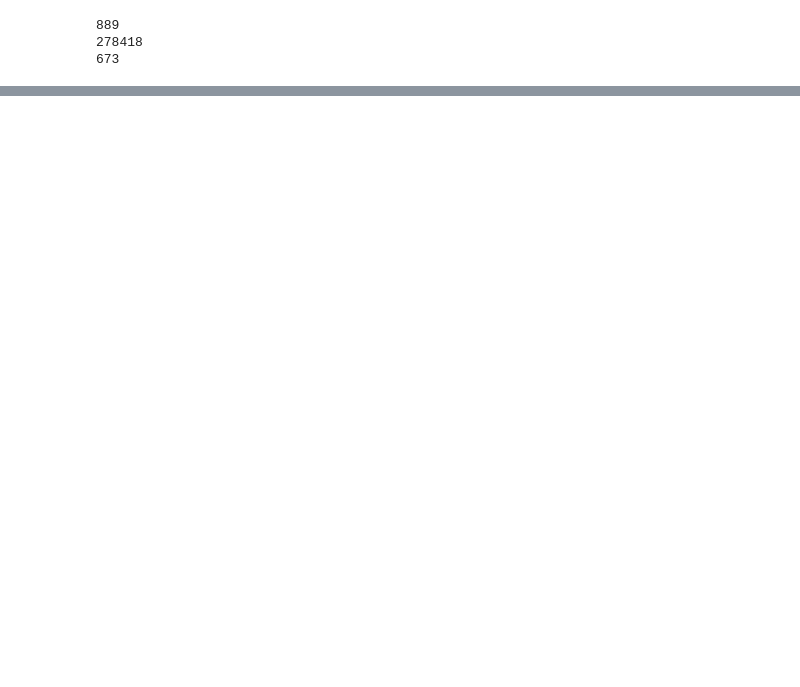
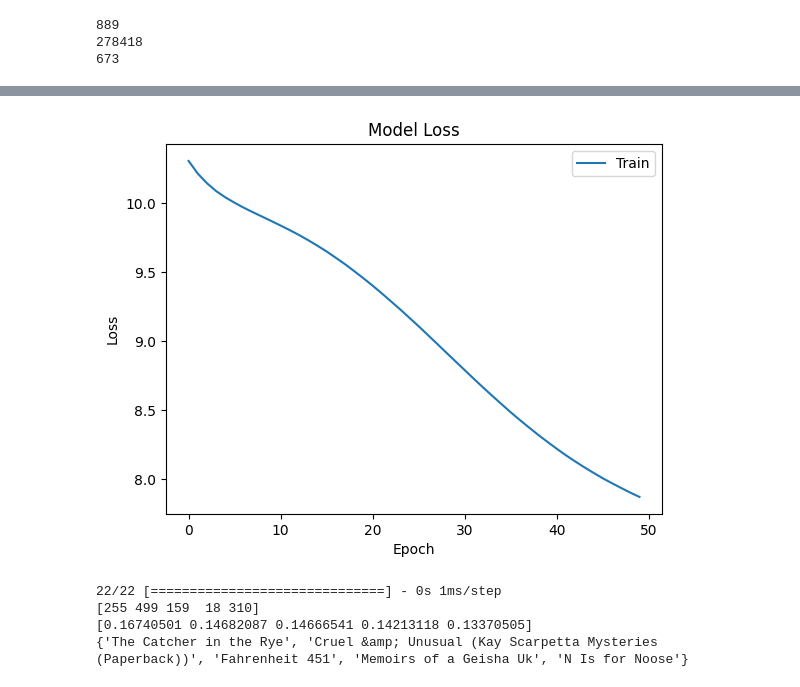
Before and after one commit to JoshiPrabin/Recommendation-System, a Jupyter notebook: Neural_network.ipynb, the cells around one changed output, grey strips where cells are left out. Cells and saved outputs as stored; diff of their text form; code cells hidden in the pictures; blank space fills up the shorter version.

```diff
--- a/Neural_network.ipynb
+++ b/Neural_network.ipynb
@@ -135,3 +125,9 @@ df_for_nn
 | 137420 | 0515135739 | Eleventh Hour: An FBI Thriller (F... | 256407 | 0 | 673 |
 | 137421 | 0515135739 | Eleventh Hour: An FBI Thriller (F... | 262399 | 0 | 673 |
 49136 rows × 5 columns
+# %%
+train, test = train_test_split(df_for_nn, test_size=0.2, random_state=42)
+n_users = len(df_for_nn['User-ID'].unique())
+n_books = len(df_for_nn['Book-ID'].unique())
+print(n_users)
+print(n_books)
@@ -145,16 +144,16 @@ print(df_for_nn['Book-ID'].max())
 673
 # %%
 # Define input layers
-user_input = Input(shape=[1], name='user_input')
-book_input = Input(shape=[1], name='book_input')
+user_input = Input(shape=[1], name='User-Input')
+book_input = Input(shape=[1], name='Book-Input')
 
-user_embedding = Embedding(input_dim=278419, output_dim=10)(user_input)
-book_embedding = Embedding(input_dim=674, output_dim=10)(book_input)
+user_embedding = Embedding(278419, 5, name="User-Embedding")(user_input)
+book_embedding = Embedding(n_books+1, 5, name="Book-Embedding")(book_input)
 
-user_flat = Flatten()(user_embedding)
-book_flat = Flatten()(book_embedding)
+book_vec = Flatten(name="Flatten-Books")(book_embedding)
+user_vec = Flatten(name="Flatten-Users")(user_embedding)
 
-prod = Dot(name="Dot-Product", axes=1)([book_flat, user_flat])
+prod = Dot(name="Dot-Product", axes=1)([book_vec, user_vec])
 model = Model([user_input, book_input], prod)
 model.compile('adam', 'mean_squared_error')
 # %%
@@ -174,11 +211,25 @@ True
+# %%
+plt.plot(history.history['loss'])
+plt.title('Model Loss')
+plt.xlabel('Epoch')
+plt.ylabel('Loss')
+plt.legend(['Train'], loc='upper right')
+plt.show()
+# %% [output]
+[figure, added]
 # %%
-# book_data = np.array(list(set(df_for_nn['Book-ID'])))
-# user = np.array([1 for i in range(len(book_data))])
-# predictions = model.predict([user, book_data])
-# predictions = np.array([a[0] for a in predictions])
-# recommended_book_ids = (-predictions).argsort()[:5]
-# print(recommended_book_ids)
-# print(predictions[recommended_book_ids])
-# output_df=df_for_nn[df_for_nn['Book-ID'].isin(recommended_book_ids)]
-# book_titles = output_df['Book-Title'].values
-# print(set(book_titles.tolist()))
+book_data = np.array(list(set(df_for_nn['Book-ID'])))
+user = np.array([1 for i in range(len(book_data))])
+predictions = model.predict([user, book_data])
+predictions = np.array([a[0] for a in predictions])
+recommended_book_ids = (-predictions).argsort()[:5]
+print(recommended_book_ids)
+print(predictions[recommended_book_ids])
+output_df=df_for_nn[df_for_nn['Book-ID'].isin(recommended_book_ids)]
+book_titles = output_df['Book-Title'].values
+print(set(book_titles.tolist()))
+# %% [output]
+22/22 [==============================] - 0s 1ms/step
+[255 499 159  18 310]
+[0.16740501 0.14682087 0.14666541 0.14213118 0.13370505]
+{'The Catcher in the Rye', 'Cruel &amp; Unusual (Kay Scarpetta Mysteries (Paperback))', 'Fahrenheit 451', 'Memoirs of a Geisha Uk', 'N Is for Noose'}
```
Also changed, not shown: parts of 16 cells of this notebook.
